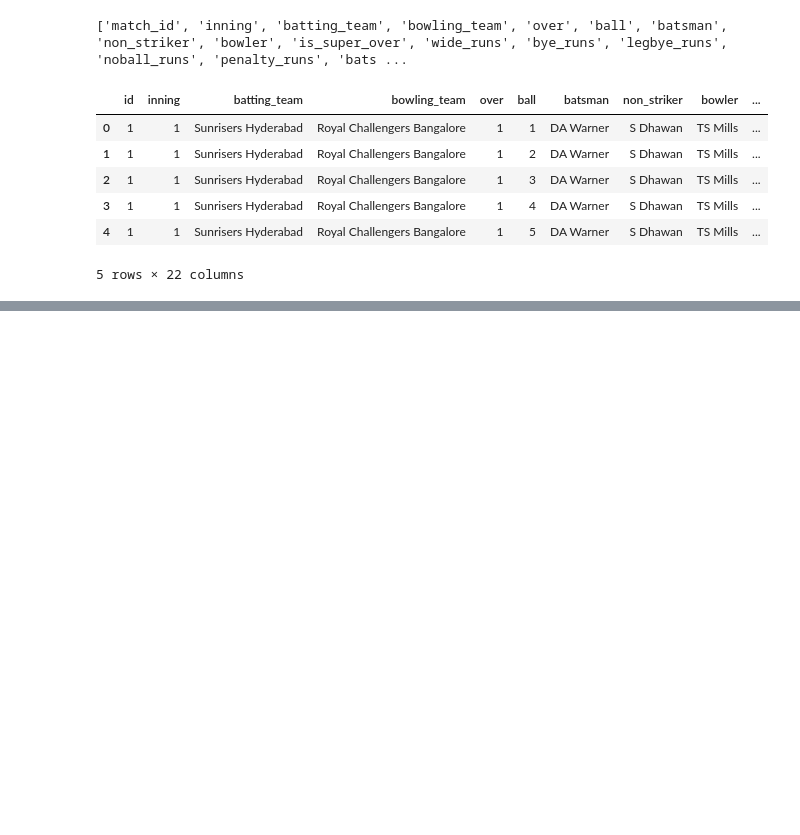
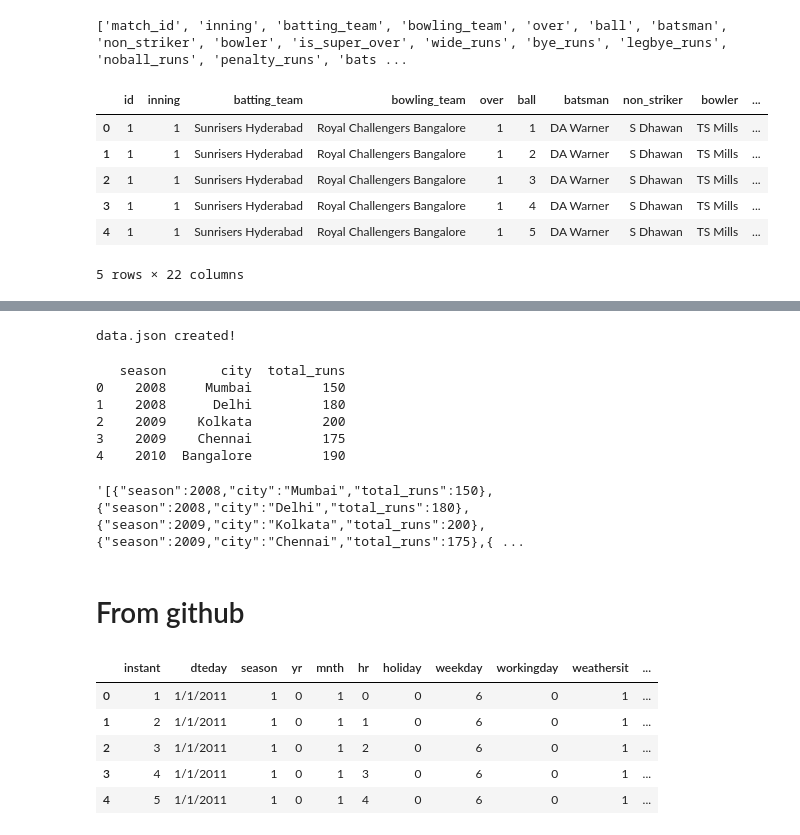
Before and after one commit to foysalpranto121/pandas-Update-version, a Jupyter notebook: pandas in all in one .ipynb, the cells around one changed output, grey strips where cells are left out. Saved outputs shown, nothing was run; the diff lists cells and outputs as text; code cells hidden in the pictures; blank space fills up the shorter version.

```diff
--- a/pandas in all in one .ipynb
+++ b/pandas in all in one .ipynb
@@ -1091,0 +1198,48 @@ renameName.head(5)
+# %%
+import pandas as pd
+
+# Sample data
+data = {
+    "season": [2008, 2008, 2009, 2009, 2010],
+    "city": ["Mumbai", "Delhi", "Kolkata", "Chennai", "Bangalore"],
+    "total_runs": [150, 180, 200, 175, 190]
+}
+
+df = pd.DataFrame(data)
+
+# Save as data.json in current directory
+df.to_json("data.json", orient="records", indent=4)
+print("data.json created!")
+# %% [output]
+data.json created!
+# %%
+df = pd.read_json("data.json")
+print(df)
+# %% [output]
+   season       city  total_runs
+0    2008     Mumbai         150
+1    2008      Delhi         180
+2    2009    Kolkata         200
+3    2009    Chennai         175
+4    2010  Bangalore         190
+# %%
+df.to_json(orient='records')
+## convert to json format
+# %% [output]
+'[{"season":2008,"city":"Mumbai","total_runs":150},{"season":2008,"city":"Delhi","total_runs":180},{"season":2009,"city":"Kolkata","total_runs":200},{"season":2009,"city":"Chennai","total_runs":175},{ ...
+# %% [markdown]
+# From github
+# %%
+import wget
+url='https://raw.github.com/rashakil-ds/5-Minutes-to-Pandas/main/Datasets/bike.csv'
+file__path=wget.download(url)
+# %%
+df=pd.read_csv(file__path)
+df.head()
+# %% [output]
+|  | instant | dteday | season | yr | mnth | hr | holiday | weekday | workingday | weathersit | ... |
+| 0 | 1 | 1/1/2011 | 1 | 0 | 1 | 0 | 0 | 6 | 0 | 1 | ... |
+| 1 | 2 | 1/1/2011 | 1 | 0 | 1 | 1 | 0 | 6 | 0 | 1 | ... |
+| 2 | 3 | 1/1/2011 | 1 | 0 | 1 | 2 | 0 | 6 | 0 | 1 | ... |
+| 3 | 4 | 1/1/2011 | 1 | 0 | 1 | 3 | 0 | 6 | 0 | 1 | ... |
+| 4 | 5 | 1/1/2011 | 1 | 0 | 1 | 4 | 0 | 6 | 0 | 1 | ... |
```
Also changed, not shown: parts of 15 cells of this notebook, 2 other files.
